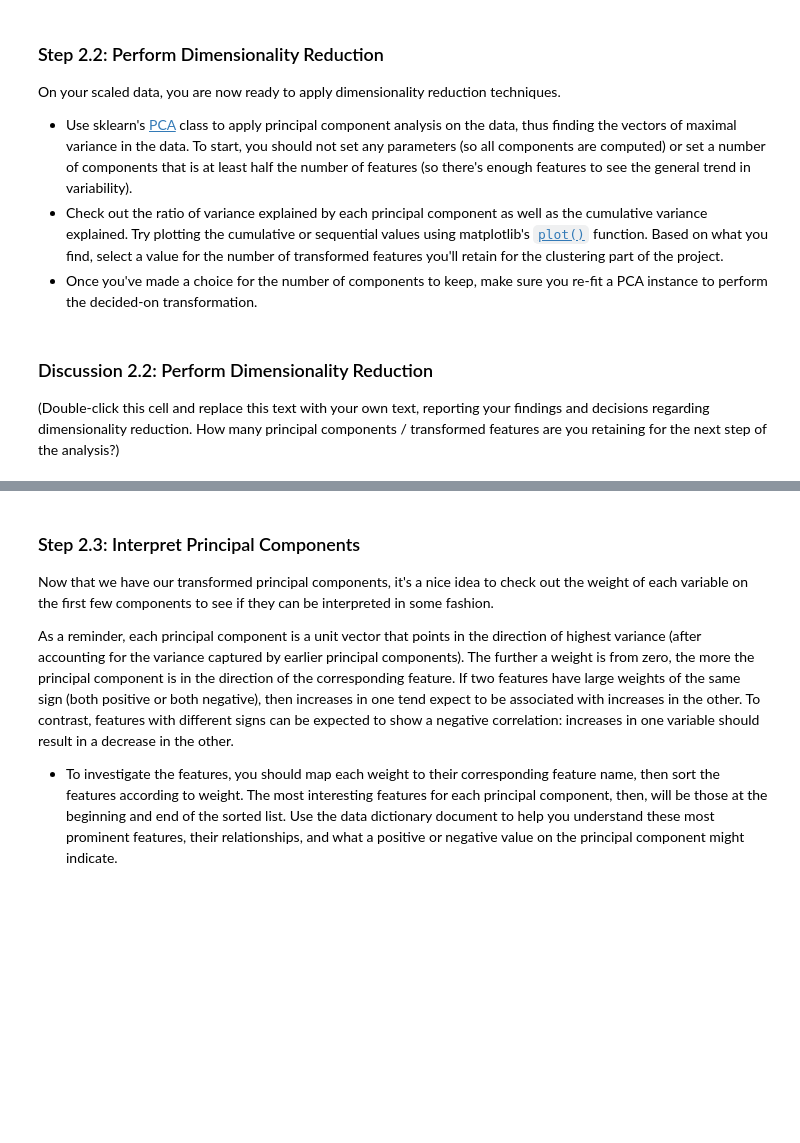
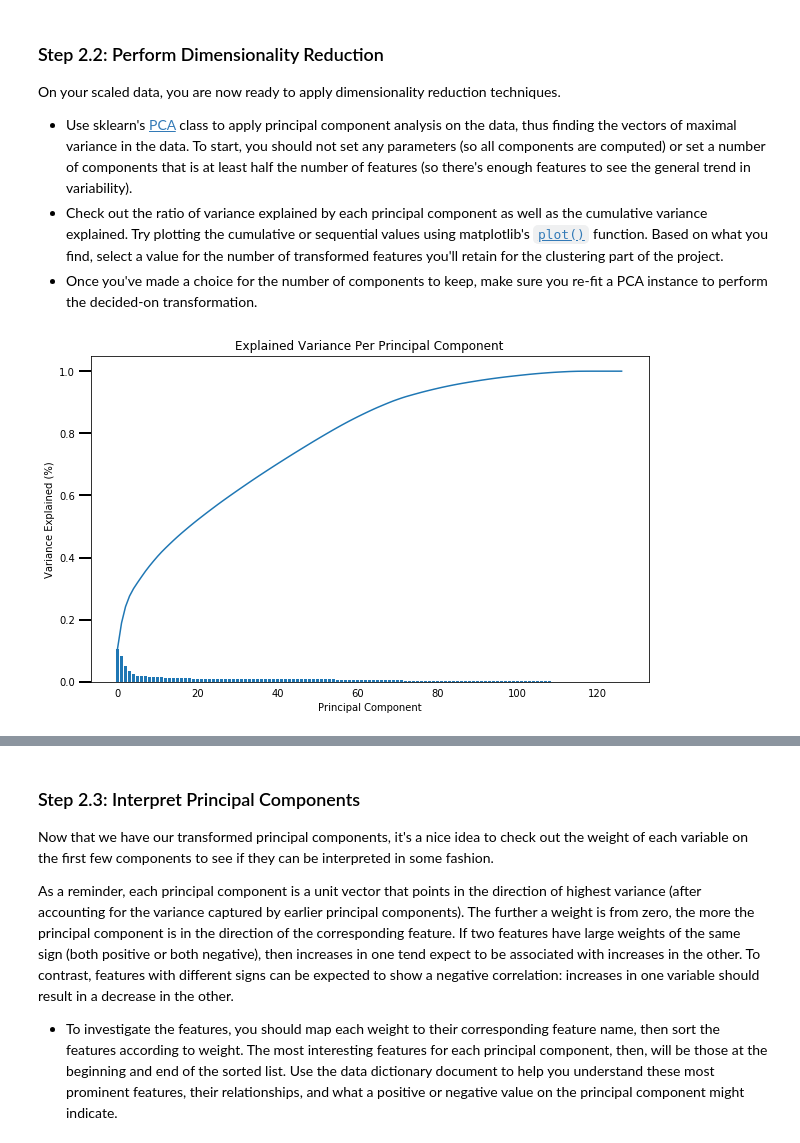
Before and after one commit to msd117c/Identify_customers_ML, a Jupyter notebook: Identify_Customer_Segments.ipynb, the cells around one changed output, grey strips where cells are left out. Cells and saved outputs as stored; diff of their text form; code cells hidden in the pictures; blank space fills up the shorter version.

```diff
--- a/Identify_Customer_Segments.ipynb
+++ b/Identify_Customer_Segments.ipynb
@@ -415,0 +748,14 @@ Before we apply dimensionality reduction techniques to the data, we need to perf
+# %%
+# Apply feature scaling to the general population demographics data.
+from sklearn.preprocessing import StandardScaler
+
+scaler = StandardScaler()
+scaler_model = scaler.fit(azdidas_encoded)
+
+def scale_dataset(df):
+    new_df = pd.DataFrame(scaler_model.transform(df), columns = df.columns)
+    new_df.index = df.index
+
+    return new_df
+# %%
+azdidas_encoded_scaled = scale_dataset(azdidas_encoded)
@@ -421,9 +786,35 @@ On your scaled data, you are now ready to apply dimensionality reduction techniq
 - Use sklearn's [PCA](http://scikit-learn.org/stable/modules/generated/sklearn.decomposition.PCA.html) class to apply principal component analysis on the data, thus finding the vectors of maximal variance in the data. To start, you should not set any parameters (so all components are computed) or set a number of components that is at least half the number of features (so there's enough features to see the general trend in variability).
 - Check out the ratio of variance explained by each principal component as well as the cumulative variance explained. Try plotting the cumulative or sequential values using matplotlib's [`plot()`](https://matplotlib.org/api/_as_gen/matplotlib.pyplot.plot.html) function. Based on what you find, select a value for the number of transformed features you'll retain for the clustering part of the project.
 - Once you've made a choice for the number of components to keep, make sure you re-fit a PCA instance to perform the decided-on transformation.
+# %%
+# Taking scree_plot function from the PCA lesson
+from sklearn.decomposition import PCA
+
+def scree_plot(pca):
+    num_components=len(pca.explained_variance_ratio_)
+    ind = np.arange(num_components)
+    vals = pca.explained_variance_ratio_
+
+    plt.figure(figsize=(10, 6))
+    ax = plt.subplot(111)
+    cumvals = np.cumsum(vals)
+    ax.bar(ind, vals)
+    ax.plot(ind, cumvals)
+
+    ax.xaxis.set_tick_params(width=0)
+    ax.yaxis.set_tick_params(width=2, length=12)
+
+    ax.set_xlabel("Principal Component")
+    ax.set_ylabel("Variance Explained (%)")
+    plt.title('Explained Variance Per Principal Component')
 # %%
 # Apply PCA to the data.
+pca = PCA()
+azdidas_pca = pca.fit_transform(azdidas_encoded_scaled)
 # %%
 # Investigate the variance accounted for by each principal component.
+scree_plot(pca)
+# %% [output]
+[figure, added]
 # %%
 # Re-apply PCA to the data while selecting for number of components to retain.
@@ -430,4 +822,0 @@ On your scaled data, you are now ready to apply dimensionality reduction techniq
-# %% [markdown]
-### Discussion 2.2: Perform Dimensionality Reduction
-
-(Double-click this cell and replace this text with your own text, reporting your findings and decisions regarding dimensionality reduction. How many principal components / transformed features are you retaining for the next step of the analysis?)
```
Also changed, not shown: parts of 104 cells of this notebook, 1 other file.
